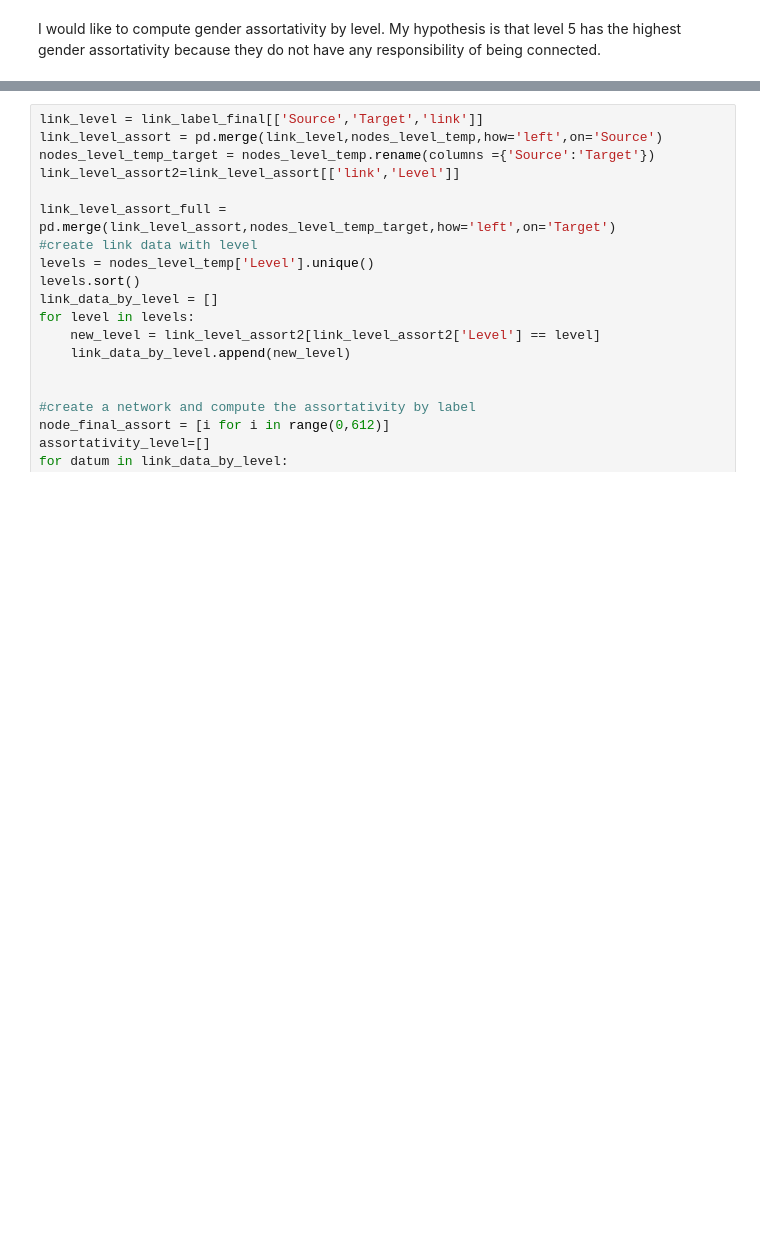
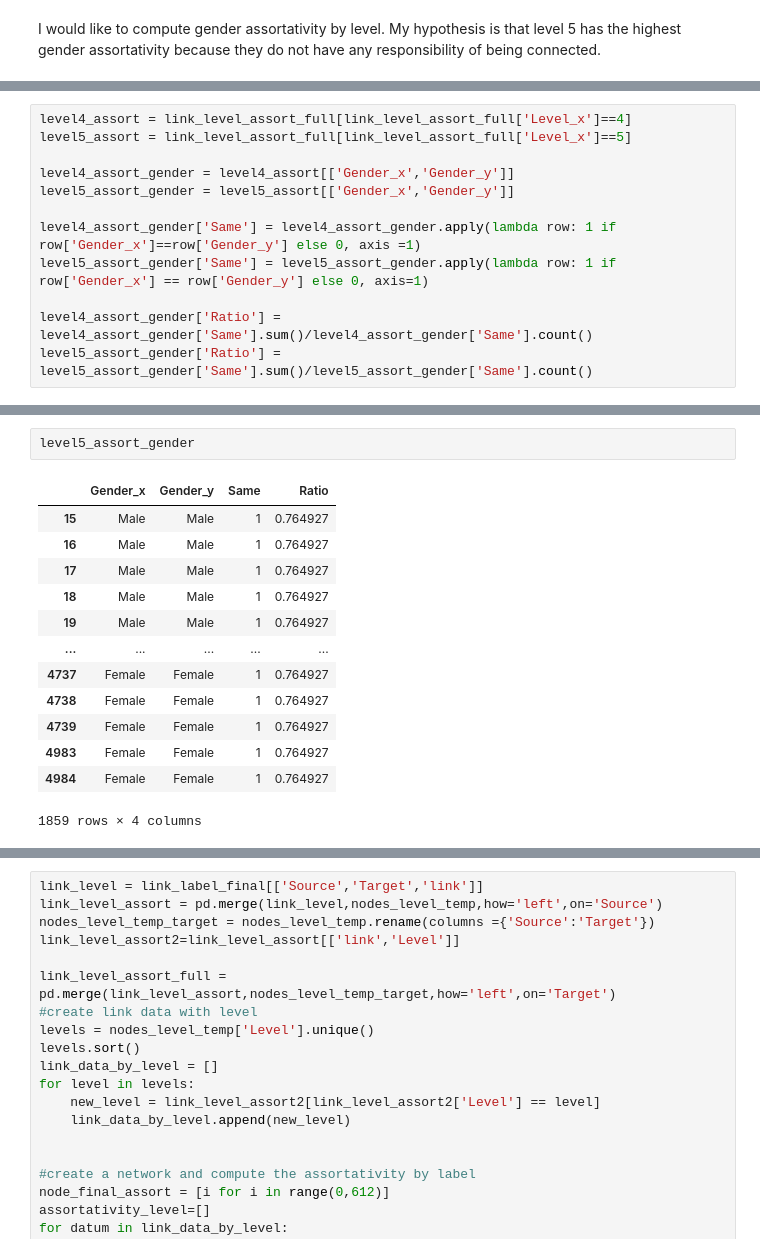
Before and after one commit to feelzoo/assortativity, a Jupyter notebook: Assortativity.ipynb, the cells around one changed output, grey strips where cells are left out. Cells and saved outputs as stored; diff of their text form; blank space fills up the shorter version.

```diff
--- a/Assortativity.ipynb
+++ b/Assortativity.ipynb
@@ -1146,0 +1146,12 @@ link_level_assort2
+# %%
+level4_assort = link_level_assort_full[link_level_assort_full['Level_x']==4]
+level5_assort = link_level_assort_full[link_level_assort_full['Level_x']==5]
+
+level4_assort_gender = level4_assort[['Gender_x','Gender_y']]
+level5_assort_gender = level5_assort[['Gender_x','Gender_y']]
+
+level4_assort_gender['Same'] = level4_assort_gender.apply(lambda row: 1 if row['Gender_x']==row['Gender_y'] else 0, axis =1)
+level5_assort_gender['Same'] = level5_assort_gender.apply(lambda row: 1 if row['Gender_x'] == row['Gender_y'] else 0, axis=1)
+
+level4_assort_gender['Ratio'] = level4_assort_gender['Same'].sum()/level4_assort_gender['Same'].count()
+level5_assort_gender['Ratio'] = level5_assort_gender['Same'].sum()/level5_assort_gender['Same'].count()
@@ -1146,0 +1179,16 @@ link_level_assort2
+# %%
+level5_assort_gender
+# %% [output]
+|  | Gender_x | Gender_y | Same | Ratio |
+| 15 | Male | Male | 1 | 0.764927 |
+| 16 | Male | Male | 1 | 0.764927 |
+| 17 | Male | Male | 1 | 0.764927 |
+| 18 | Male | Male | 1 | 0.764927 |
+| 19 | Male | Male | 1 | 0.764927 |
+| ... | ... | ... | ... | ... |
+| 4737 | Female | Female | 1 | 0.764927 |
+| 4738 | Female | Female | 1 | 0.764927 |
+| 4739 | Female | Female | 1 | 0.764927 |
+| 4983 | Female | Female | 1 | 0.764927 |
+| 4984 | Female | Female | 1 | 0.764927 |
+1859 rows × 4 columns
```
Also changed, not shown: parts of 18 cells of this notebook.
